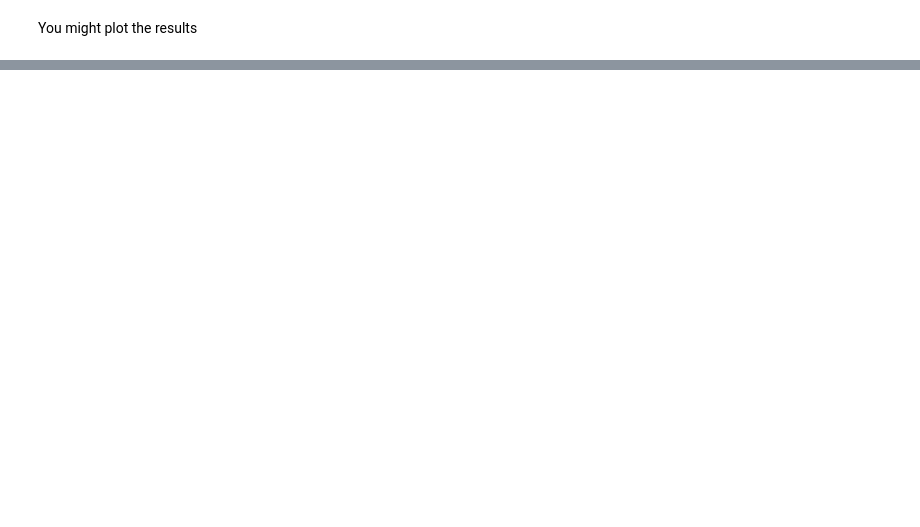
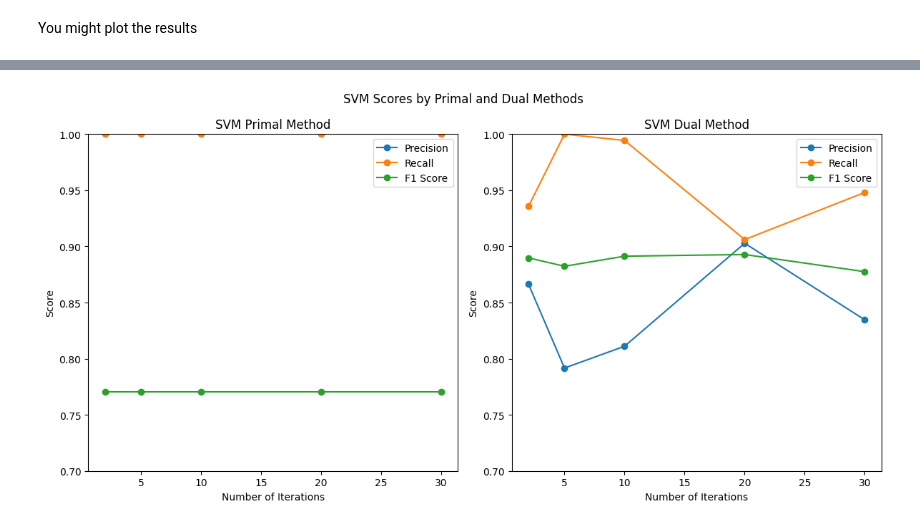
Before and after one commit to simulate111/Supervised-Machine-Learning, a Jupyter notebook: quiz4.ipynb, the cells around one changed output, grey strips where cells are left out. Drawn from its saved outputs; the diff is of its cells as text; code cells hidden in the pictures; blank space fills up the shorter version.

```diff
--- a/quiz4.ipynb
+++ b/quiz4.ipynb
@@ -175,0 +620,41 @@ import matplotlib.pyplot as plt
+# %%
+import matplotlib.pyplot as plt
+
+# Unpack results into lists for plotting
+iterations = list(avg_primal.keys())
+primal_precision = [avg_primal[it][0] for it in iterations]
+primal_recall = [avg_primal[it][1] for it in iterations]
+primal_f1 = [avg_primal[it][2] for it in iterations]
+
+dual_precision = [avg_dual[it][0] for it in iterations]
+dual_recall = [avg_dual[it][1] for it in iterations]
+dual_f1 = [avg_dual[it][2] for it in iterations]
+
+# Plotting
+fig, axs = plt.subplots(1, 2, figsize=(12, 6))
+
+# Primal method plot
+axs[0].plot(iterations, primal_precision, label="Precision", marker='o')
+axs[0].plot(iterations, primal_recall, label="Recall", marker='o')
+axs[0].plot(iterations, primal_f1, label="F1 Score", marker='o')
+axs[0].set_title("SVM Primal Method")
+axs[0].set_xlabel("Number of Iterations")
+axs[0].set_ylabel("Score")
+axs[0].set_ylim(0.7, 1.0)
+axs[0].legend()
+
+# Dual method plot
+axs[1].plot(iterations, dual_precision, label="Precision", marker='o')
+axs[1].plot(iterations, dual_recall, label="Recall", marker='o')
+axs[1].plot(iterations, dual_f1, label="F1 Score", marker='o')
+axs[1].set_title("SVM Dual Method")
+axs[1].set_xlabel("Number of Iterations")
+axs[1].set_ylabel("Score")
+axs[1].set_ylim(0.7, 1.0)
+axs[1].legend()
+
+plt.suptitle("SVM Scores by Primal and Dual Methods")
+plt.tight_layout()
+plt.show()
+# %% [output]
+[figure, added]
```
Also changed, not shown: parts of 14 cells of this notebook.
